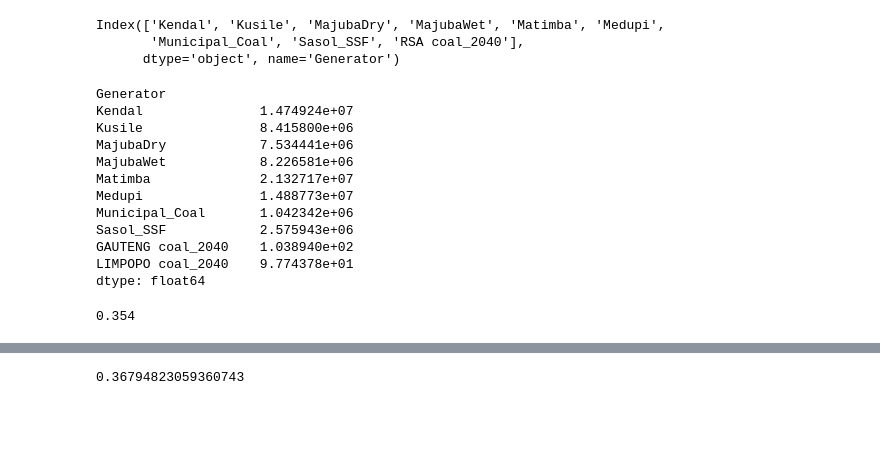
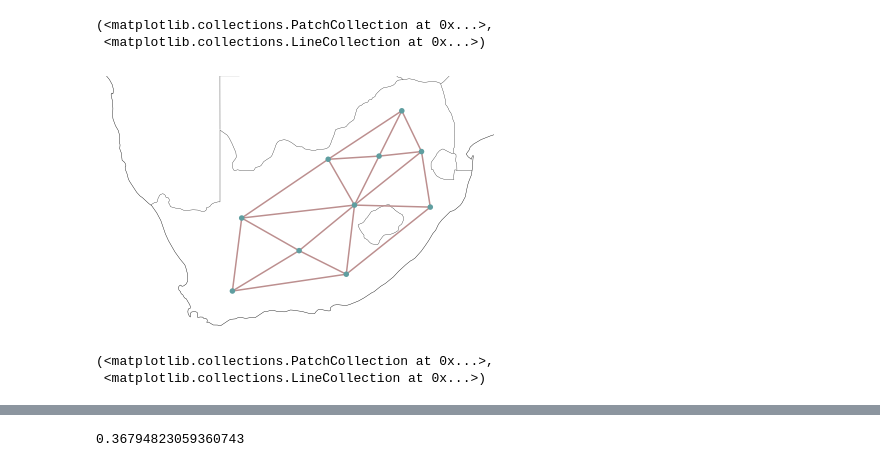
Before and after one commit to PyPSA/pypsa-za, a Jupyter notebook: notebooks/general_playground.ipynb, the cells around one changed output, grey strips where cells are left out. Drawn from its saved outputs; the diff is of its cells as text; code cells hidden in the pictures; blank space fills up the shorter version.

```diff
--- a/notebooks/general_playground.ipynb
+++ b/notebooks/general_playground.ipynb
@@ -74,5 +79,5 @@ plt.plot(eskom_data['coal_eaf'])
 plt.plot(df[df.type=='coal'].groupby('Date').sum()['capacity'].divide(df[df.type=='coal'].groupby('Date').sum()['MW']))
 plt.ylabel('Coal fleet EAF')
 # %%
-n = pypsa.Network('../results/version-0.6/networks/solved_za_original_27-supply_redz_lcopt_Co2L.nc')
+n = pypsa.Network('../results/version-0.6/networks/solved_za-original_10-supply_redz_lcopt_Co2L.nc')
 # %% [output]
@@ -84,25 +84,0 @@ n.generators_t.p[n.generators[n.generators.carrier=='coal'].index].sum().sum()*n
-# %%
-n.generators[n.generators.carrier=='coal'].index
-# %% [output]
-Index(['Kendal', 'Kusile', 'MajubaDry', 'MajubaWet', 'Matimba', 'Medupi',
-       'Municipal_Coal', 'Sasol_SSF', 'RSA coal_2040'],
-      dtype='object', name='Generator')
-# %%
-n.generators_t.p[n.generators[n.generators.carrier=='coal'].index].sum()
-# %% [output]
-Generator
-Kendal               1.474924e+07
-Kusile               8.415800e+06
-MajubaDry            7.534441e+06
-MajubaWet            8.226581e+06
-Matimba              2.132717e+07
-Medupi               1.488773e+07
-Municipal_Coal       1.042342e+06
-Sasol_SSF            2.575943e+06
-GAUTENG coal_2040    1.038940e+02
-LIMPOPO coal_2040    9.774378e+01
-dtype: float64
-# %%
-n.carriers.loc['coal','co2_emissions']
-# %% [output]
-0.354
@@ -108,0 +96,12 @@ n.carriers.loc['coal','co2_emissions']
+# %%
+fig, ax = plt.subplots(figsize=[7, 7], subplot_kw={"projection": ccrs.PlateCarree()})
+n.plot(ax=ax, boundaries=[14, 34, -35, -22])
+# %% [output]
+(<matplotlib.collections.PatchCollection at 0x...>,
+ <matplotlib.collections.LineCollection at 0x...>)
+[figure, added]
+# %%
+n.plot(ax=ax)
+# %% [output]
+(<matplotlib.collections.PatchCollection at 0x...>,
+ <matplotlib.collections.LineCollection at 0x...>)
```
Also changed, not shown: parts of 14 cells of this notebook, 27 other files.
